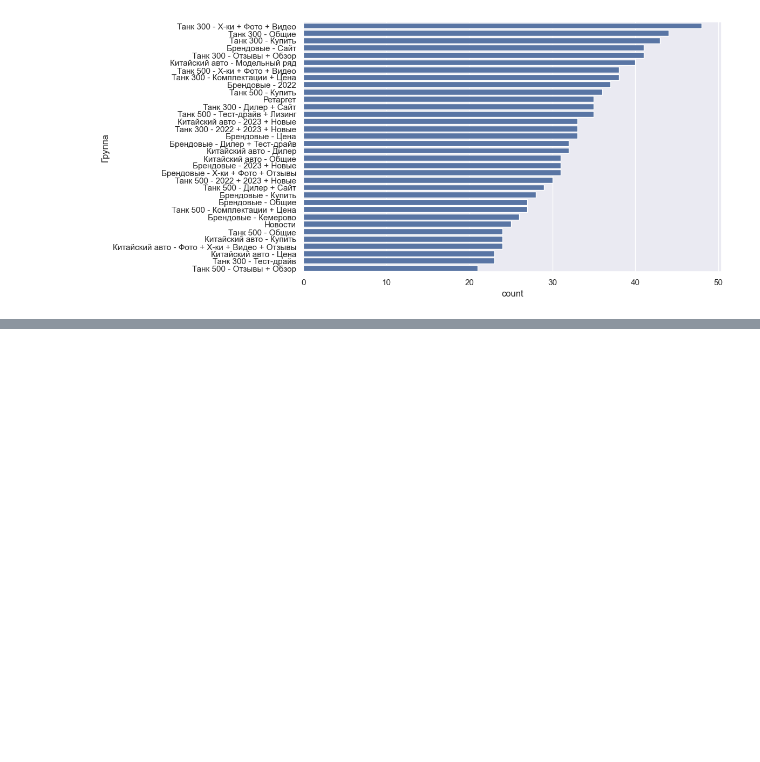
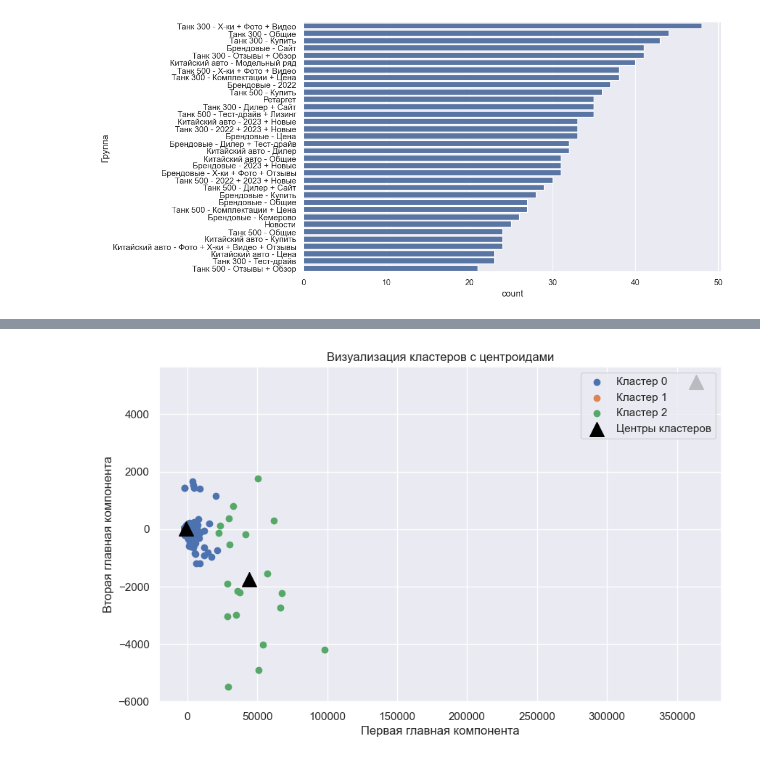
Before and after one commit to neZorinEgor/AdsAnalyzer, a Jupyter notebook: analys/main.ipynb, the cells around one changed output, grey strips where cells are left out. Saved outputs shown, nothing was run; the diff lists cells and outputs as text; code cells hidden in the pictures; blank space fills up the shorter version.

```diff
--- a/analys/main.ipynb
+++ b/analys/main.ipynb
@@ -366,0 +420,20 @@ memory usage: 223.2+ KB
+# %%
+pca = PCA(n_components=2)
+pca_df = pca.fit_transform(analys_df[columns_to_find_corr])
+pca_df = pd.DataFrame(pca_df)
+kmeans = KMeans(n_clusters=3, max_iter=1000, init="k-means++", random_state=42)
+predict = kmeans.fit_predict(pca_df)
+#
+centroids = kmeans.cluster_centers_
+u_labels = np.unique(predict)
+plt.figure(figsize=(10, 6))
+for i in u_labels:
+    plt.scatter(pd.DataFrame(pca_df).iloc[predict == i, 0], pd.DataFrame(pca_df).iloc[predict == i, 1], label=f'Кластер {i}')
+plt.scatter(centroids[:, 0], centroids[:, 1], s=200, c='black', marker='^', label='Центры кластеров')
+plt.legend(loc='upper right')
+plt.xlabel('Первая главная компонента')
+plt.ylabel('Вторая главная компонента')
+plt.title('Визуализация кластеров с центроидами')
+plt.show()
+# %% [output]
+[figure, added]
```
Also changed, not shown: parts of 6 cells of this notebook.
